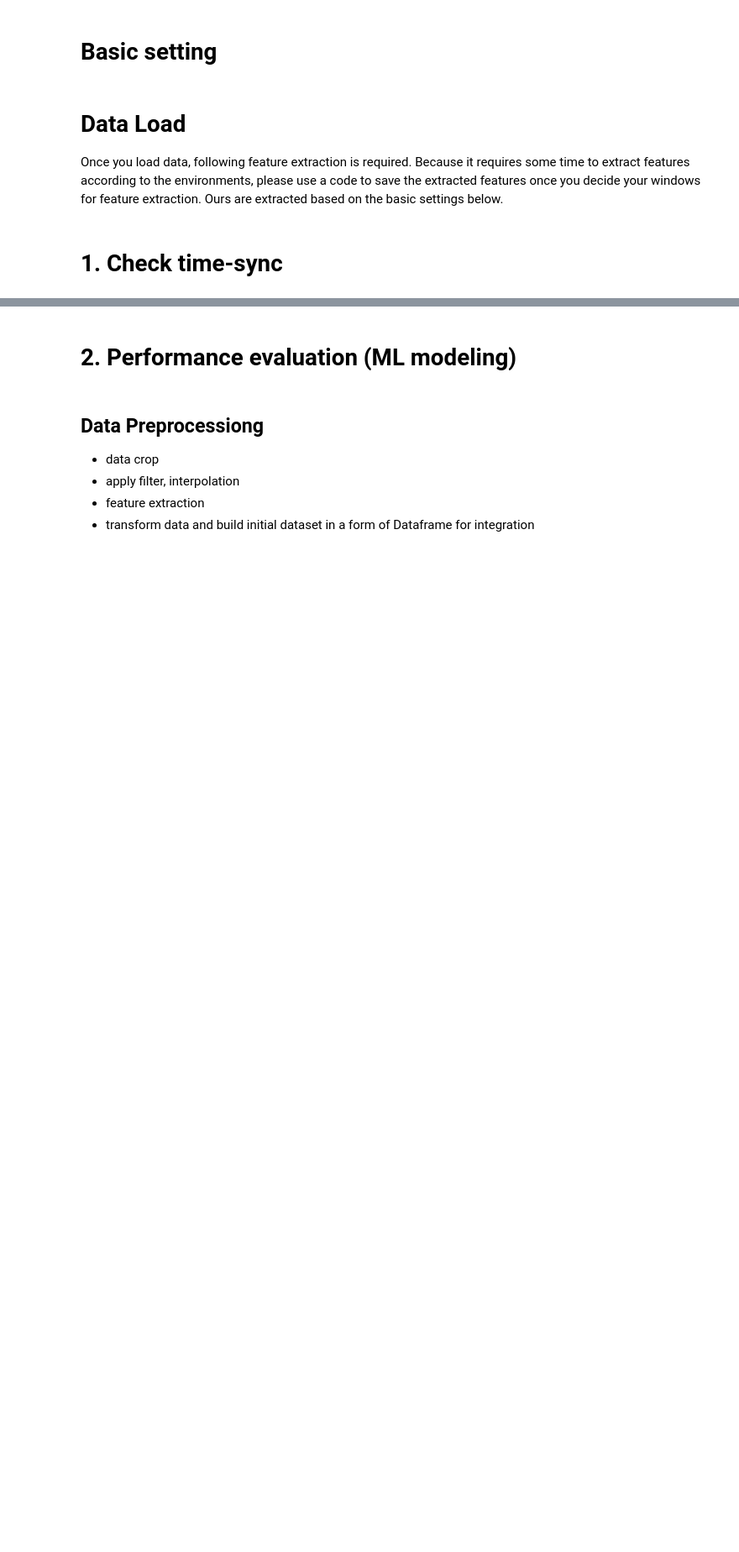
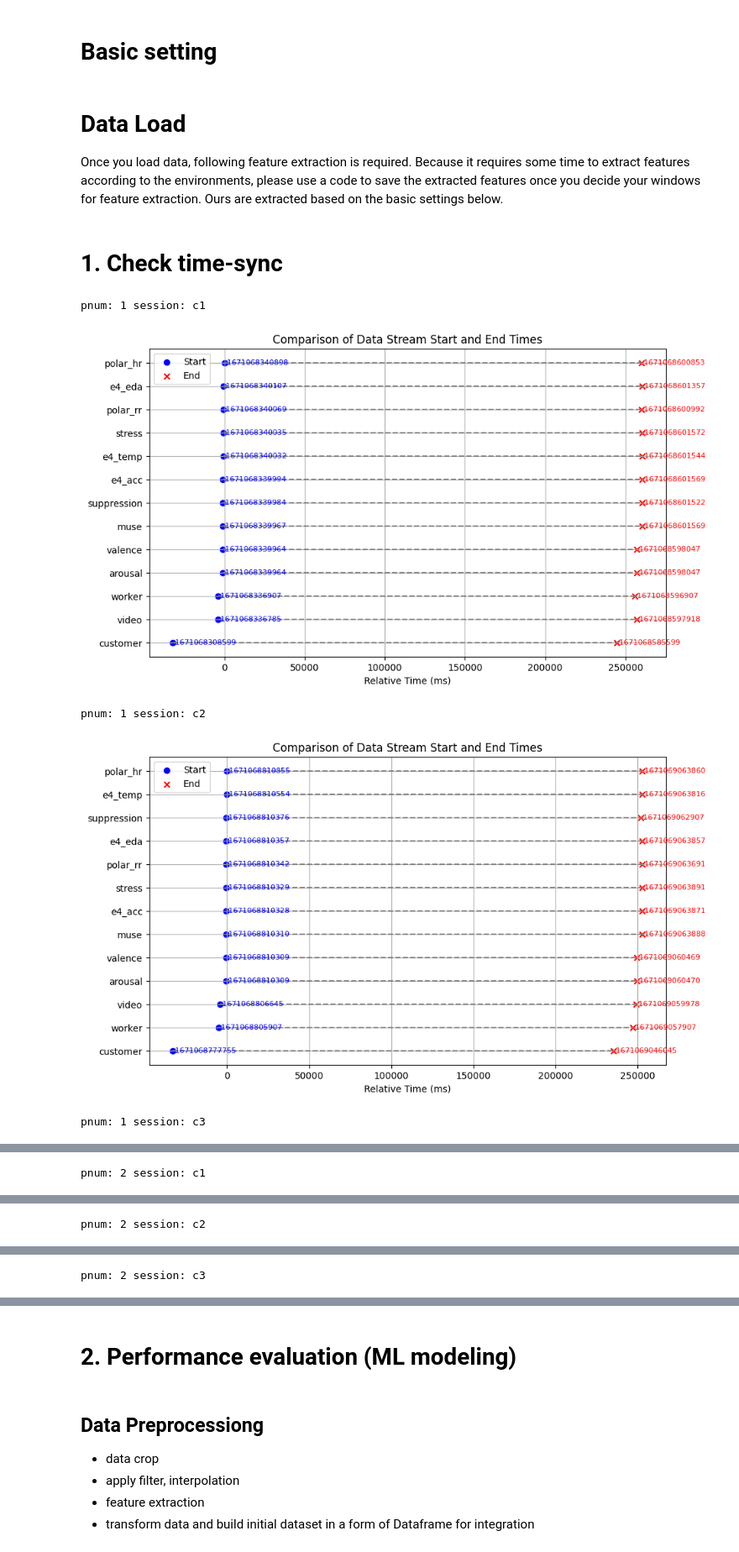
Before and after one commit to Kaist-ICLab/EmoWork, a Jupyter notebook: TECHNICAL_VALIDATION/ML_analysis.ipynb, the cells around one changed output, grey strips where cells are left out. Shown at 84% size. Drawn from its saved outputs; the diff is of its cells as text; code cells hidden in the pictures; blank space fills up the shorter version.

```diff
--- a/TECHNICAL_VALIDATION/ML_analysis.ipynb
+++ b/TECHNICAL_VALIDATION/ML_analysis.ipynb
@@ -73,7 +73,8 @@ Once you load data, following feature extraction is required.
 Because it requires some time to extract features according to the environments, please use a code to save the extracted features once you decide your windows for feature extraction.
 Ours are extracted based on the basic settings below.
 # %%
-DATASET = '/Users/iduli/Desktop/Ch2_25_Scientific_Data/Final/Dataset_publish/K-EmoWorker' # change the dataset link
+# DATASET = '/Users/iduli/Desktop/Ch2_25_Scientific_Data/Final/Dataset_publish/K-EmoWorker' # change the dataset link
+DATASET = '../K-EmoWorker'
 
 LABELS = os.path.join(DATASET, 'LABELS')
 label = os.path.join(LABELS, 'label.pkl')
@@ -110,7 +111,11 @@ for name in variable_names:
 eeg_sampling_rate = 256
 
 # audio 만 추가 되면 됨
-for i, sessions in LABELS.items():
+
+# selected_labels = LABELS.items() # All
+selected_labels = dict(list(LABELS.items())[:3]) # 3명 데이터만 시각화
+
+for i, sessions in selected_labels.items():
     order_type = meta.loc[meta["Pnum"] == i, "order_type"].values[0]
     c1, c2, c3 = 0, (1 if order_type == 1 else 2), (2 if order_type == 1 else 1)
 
@@ -167,30 +172,36 @@ for i, sessions in LABELS.items():
         # y축에 출력할 순서를 위해 정렬
         sorted_keys = sorted(relative_start_times, key=relative_start_times.get)
         sorted_start_vals = [relative_start_times[key] for key in sorted_keys]
         sorted_end_vals = [relative_end_times[key] for key in sorted_keys]
 
 
         # 시각화
         plt.figure(figsize=(10, 6))
 
         # 시작점: 파란 원
         plt.scatter(sorted_start_vals, range(len(sorted_keys)), color='blue', marker='o', label='Start')
         # 종료점: 빨간 X
         plt.scatter(sorted_end_vals, range(len(sorted_keys)), color='red', marker='x', label='End')
 
         # 시작점과 종료점을 연결하는 점선
         for p in range(len(sorted_keys)):
             plt.plot([sorted_start_vals[p], sorted_end_vals[p]], [p, p], color='gray', linestyle='--')
 
         plt.yticks(range(len(sorted_keys)), sorted_keys)
         plt.xlabel("Relative Time (ms)")
         plt.title("Comparison of Data Stream Start and End Times")
         plt.grid(True)
         plt.legend()
 
         # 각 점에 절대 시간 주석 추가
         for p, key in enumerate(sorted_keys):
             plt.text(sorted_start_vals[p], p, f" {start_times[key]:.0f}", va='center', fontsize=8, color='blue')
             plt.text(sorted_end_vals[p], p, f" {end_times[key]:.0f}", va='center', fontsize=8, color='red')
 
         plt.show()
+# %% [output]
+pnum: 1 session: c1
+[figure, added]
+pnum: 1 session: c2
+[figure, added]
+pnum: 1 session: c3
@@ -196,0 +209 @@ for i, sessions in LABELS.items():
+pnum: 2 session: c1
@@ -196,0 +211 @@ for i, sessions in LABELS.items():
+pnum: 2 session: c2
@@ -196,0 +213 @@ for i, sessions in LABELS.items():
+pnum: 2 session: c3
```
Also changed, not shown: parts of 5 cells of this notebook, 7 other files.
